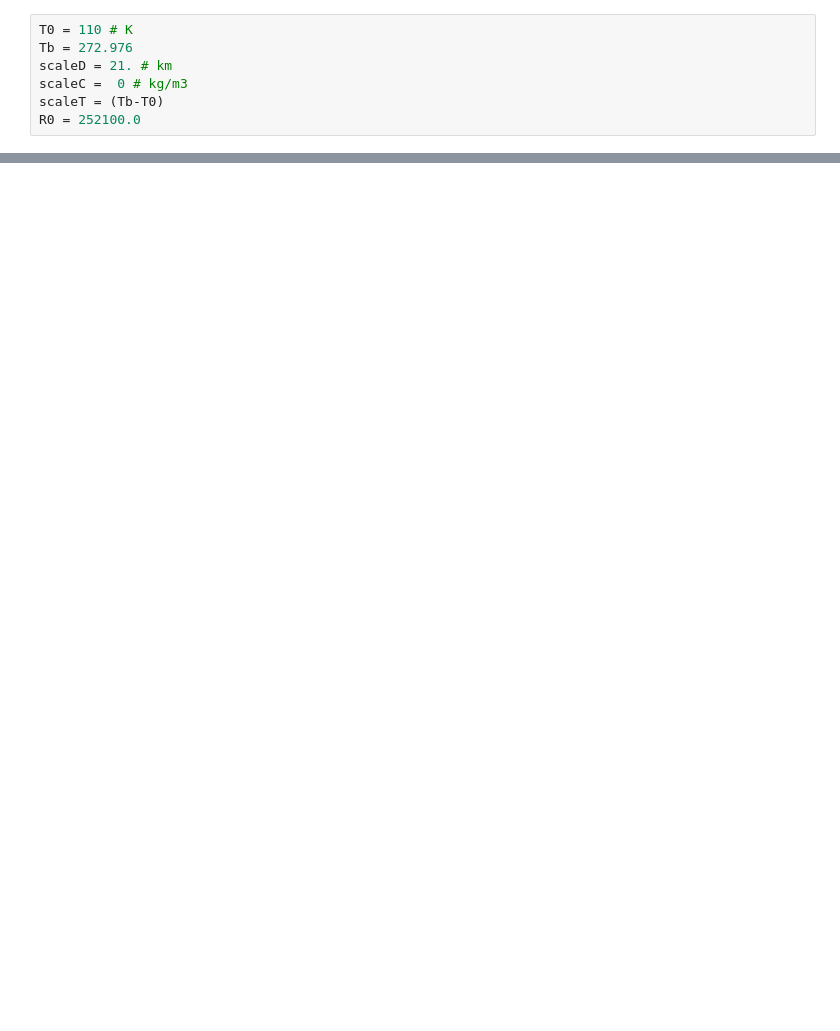
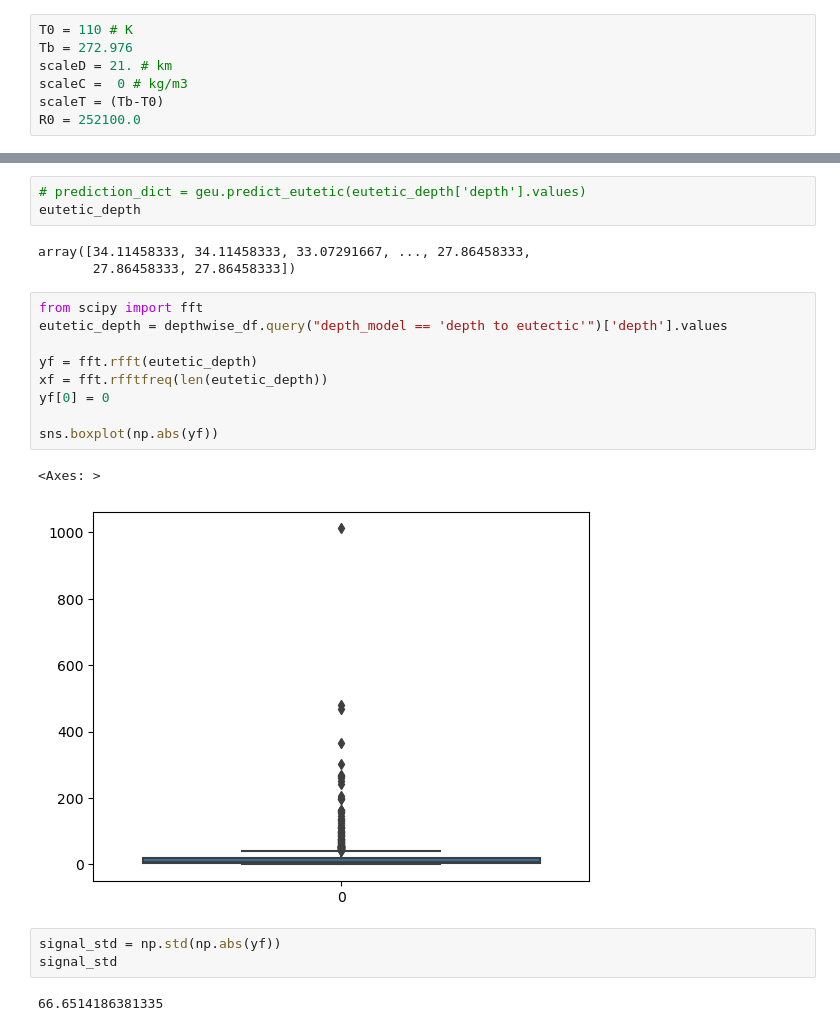
Before and after one commit to AtWillB/stanford_radar, a Jupyter notebook: src/detect_convection_type.ipynb, the cells around one changed output, grey strips where cells are left out. Saved outputs shown, nothing was run; the diff lists cells and outputs as text; blank space fills up the shorter version.

```diff
--- a/src/detect_convection_type.ipynb
+++ b/src/detect_convection_type.ipynb
@@ -63,0 +163,23 @@ plt.show()
+# %%
+# prediction_dict = geu.predict_eutetic(eutetic_depth['depth'].values)
+eutetic_depth
+# %% [output]
+array([34.11458333, 34.11458333, 33.07291667, ..., 27.86458333,
+       27.86458333, 27.86458333])
+# %%
+from scipy import fft
+eutetic_depth = depthwise_df.query("depth_model == 'depth to eutectic'")['depth'].values
+
+yf = fft.rfft(eutetic_depth)
+xf = fft.rfftfreq(len(eutetic_depth))
+yf[0] = 0
+
+sns.boxplot(np.abs(yf))
+# %% [output]
+<Axes: >
+[figure, added]
+# %%
+signal_std = np.std(np.abs(yf))
+signal_std
+# %% [output]
+66.6514186381335
```
Also changed, not shown: parts of 12 cells of this notebook, 13 other files.
